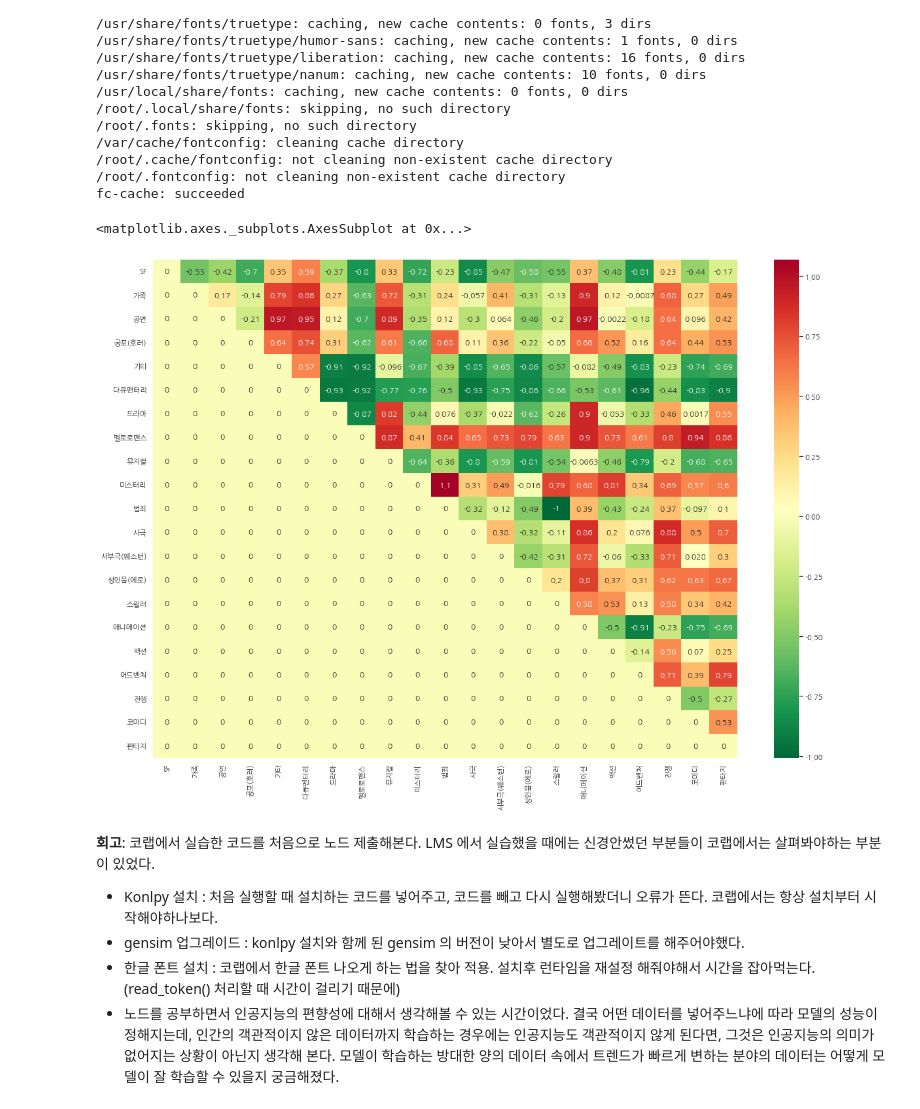
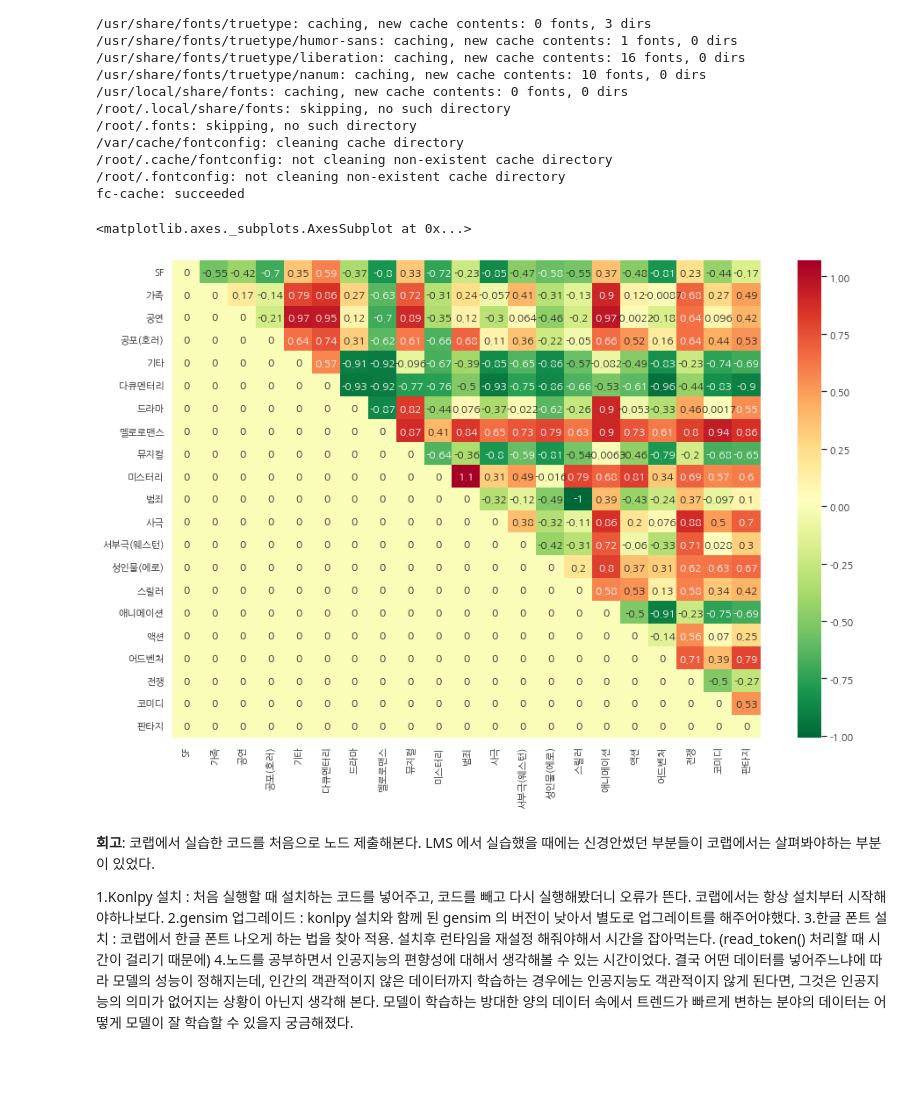
Before and after one commit to swimmingsue/aiffel_expl, a Jupyter notebook: NLP6_WEAT_score.ipynb, the cells around one changed output. Cells and saved outputs as stored; diff of their text form; code cells hidden in the pictures; blank space fills up the shorter version.

```diff
--- a/NLP6_WEAT_score.ipynb
+++ b/NLP6_WEAT_score.ipynb
@@ -433,30 +435,30 @@ fc-cache: succeeded
 # %%
 import matplotlib.pyplot as plt
 import numpy as np;
 import seaborn as sns;
 
 np.random.seed(0)
 
 
 # 한글 지원 폰트
 sns.set(font='NanumGothic')
-plt.figure(figsize=(20,14))
+plt.figure(figsize=(15,10))
 
 # 마이너스 부호
 
 plt.rcParams['axes.unicode_minus'] = False
 
 ax = sns.heatmap(matrix, xticklabels=genre_name, yticklabels=genre_name, annot=True,  cmap='RdYlGn_r')
 ax
 # %% [output]
 <matplotlib.axes._subplots.AxesSubplot at 0x...>
-[figure, old version]
+[figure, new version]
 # %% [markdown]
 **회고**:
 코랩에서 실습한 코드를 처음으로 노드 제출해본다.
 LMS 에서 실습했을 때에는 신경안썼던 부분들이 코랩에서는 살펴봐야하는 부분이 있었다.
 
-*   Konlpy 설치 : 처음 실행할 때 설치하는 코드를 넣어주고, 코드를 빼고 다시 실행해봤더니 오류가 뜬다. 코랩에서는 항상 설치부터 시작해야하나보다.
-*   gensim 업그레이드 : konlpy 설치와 함께 된 gensim 의 버전이 낮아서 별도로 업그레이트를 해주어야했다.
-* 한글 폰트 설치 : 코랩에서 한글 폰트 나오게 하는 법을 찾아 적용. 설치후 런타임을 재설정 해줘야해서 시간을 잡아먹는다. (read_token() 처리할 때 시간이 걸리기 때문에)
-* 노드를 공부하면서 인공지능의 편향성에 대해서 생각해볼 수 있는 시간이었다. 결국 어떤 데이터를 넣어주느냐에 따라 모델의 성능이 정해지는데, 인간의 객관적이지 않은 데이터까지 학습하는 경우에는 인공지능도 객관적이지 않게 된다면, 그것은 인공지능의 의미가 없어지는 상황이 아닌지 생각해 본다. 모델이 학습하는 방대한 양의 데이터 속에서  트렌드가 빠르게 변하는 분야의 데이터는 어떻게 모델이 잘 학습할 수 있을지 궁금해졌다.
+1.Konlpy 설치 : 처음 실행할 때 설치하는 코드를 넣어주고, 코드를 빼고 다시 실행해봤더니 오류가 뜬다. 코랩에서는 항상 설치부터 시작해야하나보다.
+2.gensim 업그레이드 : konlpy 설치와 함께 된 gensim 의 버전이 낮아서 별도로 업그레이트를 해주어야했다.
+3.한글 폰트 설치 : 코랩에서 한글 폰트 나오게 하는 법을 찾아 적용. 설치후 런타임을 재설정 해줘야해서 시간을 잡아먹는다. (read_token() 처리할 때 시간이 걸리기 때문에)
+4.노드를 공부하면서 인공지능의 편향성에 대해서 생각해볼 수 있는 시간이었다. 결국 어떤 데이터를 넣어주느냐에 따라 모델의 성능이 정해지는데, 인간의 객관적이지 않은 데이터까지 학습하는 경우에는 인공지능도 객관적이지 않게 된다면, 그것은 인공지능의 의미가 없어지는 상황이 아닌지 생각해 본다. 모델이 학습하는 방대한 양의 데이터 속에서  트렌드가 빠르게 변하는 분야의 데이터는 어떻게 모델이 잘 학습할 수 있을지 궁금해졌다.
```
Also changed, not shown: parts of 1 cell of this notebook.
